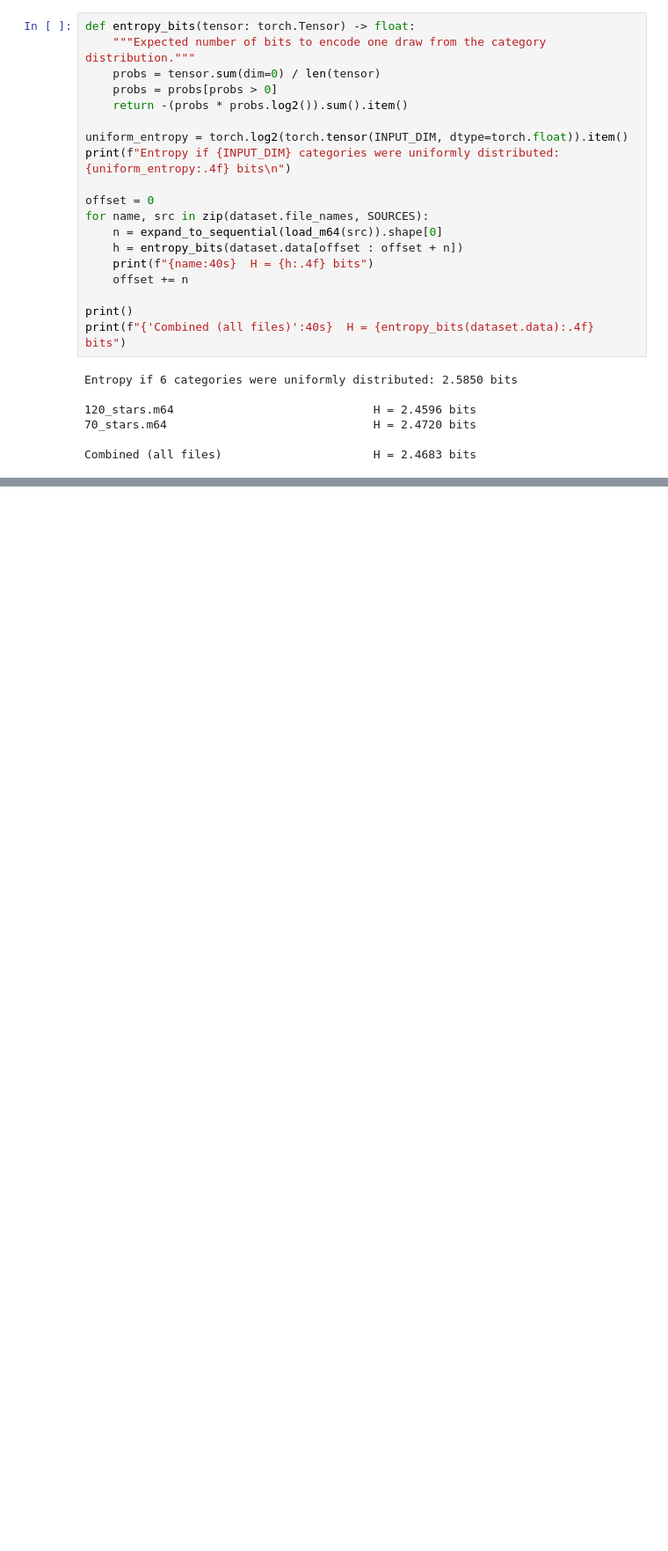
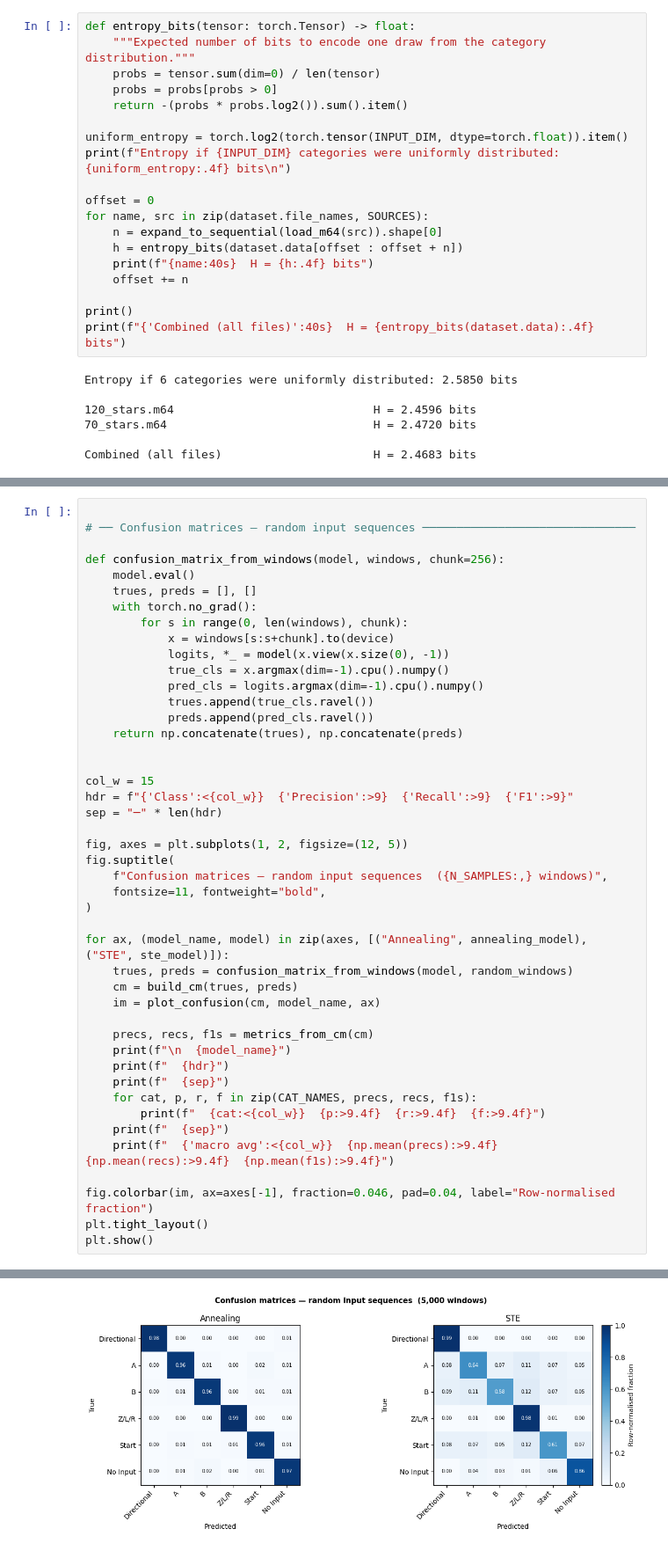
Before and after one commit to arosen64/mario_autoencoder, a Jupyter notebook: main.ipynb, the cells around one changed output, grey strips where cells are left out. Shown at 88% size. Saved outputs shown, nothing was run; the diff lists cells and outputs as text; blank space fills up the shorter version.

```diff
--- a/main.ipynb
+++ b/main.ipynb
@@ -760,0 +546,46 @@ for model_name, model in [("Annealing", annealing_model), ("STE", ste_model)]:
+# %%
+
+# ── Confusion matrices — random input sequences ───────────────────────────────
+
+def confusion_matrix_from_windows(model, windows, chunk=256):
+    model.eval()
+    trues, preds = [], []
+    with torch.no_grad():
+        for s in range(0, len(windows), chunk):
+            x = windows[s:s+chunk].to(device)
+            logits, *_ = model(x.view(x.size(0), -1))
+            true_cls = x.argmax(dim=-1).cpu().numpy()
+            pred_cls = logits.argmax(dim=-1).cpu().numpy()
+            trues.append(true_cls.ravel())
+            preds.append(pred_cls.ravel())
+    return np.concatenate(trues), np.concatenate(preds)
+
+
+col_w = 15
+hdr = f"{'Class':<{col_w}}  {'Precision':>9}  {'Recall':>9}  {'F1':>9}"
+sep = "─" * len(hdr)
+
+fig, axes = plt.subplots(1, 2, figsize=(12, 5))
+fig.suptitle(
+    f"Confusion matrices — random input sequences  ({N_SAMPLES:,} windows)",
+    fontsize=11, fontweight="bold",
+)
+
+for ax, (model_name, model) in zip(axes, [("Annealing", annealing_model), ("STE", ste_model)]):
+    trues, preds = confusion_matrix_from_windows(model, random_windows)
+    cm = build_cm(trues, preds)
+    im = plot_confusion(cm, model_name, ax)
+
+    precs, recs, f1s = metrics_from_cm(cm)
+    print(f"\n  {model_name}")
+    print(f"  {hdr}")
+    print(f"  {sep}")
+    for cat, p, r, f in zip(CAT_NAMES, precs, recs, f1s):
+        print(f"  {cat:<{col_w}}  {p:>9.4f}  {r:>9.4f}  {f:>9.4f}")
+    print(f"  {sep}")
+    print(f"  {'macro avg':<{col_w}}  {np.mean(precs):>9.4f}  {np.mean(recs):>9.4f}  {np.mean(f1s):>9.4f}")
+
+fig.colorbar(im, ax=axes[-1], fraction=0.046, pad=0.04, label="Row-normalised fraction")
+plt.tight_layout()
+plt.show()
+# %% [output]
@@ -761,2 +609,3 @@ for model_name, model in [("Annealing", annealing_model), ("STE", ste_model)]:
+[figure, added]
 # %%
 
```
Also changed, not shown: parts of 15 cells of this notebook.
